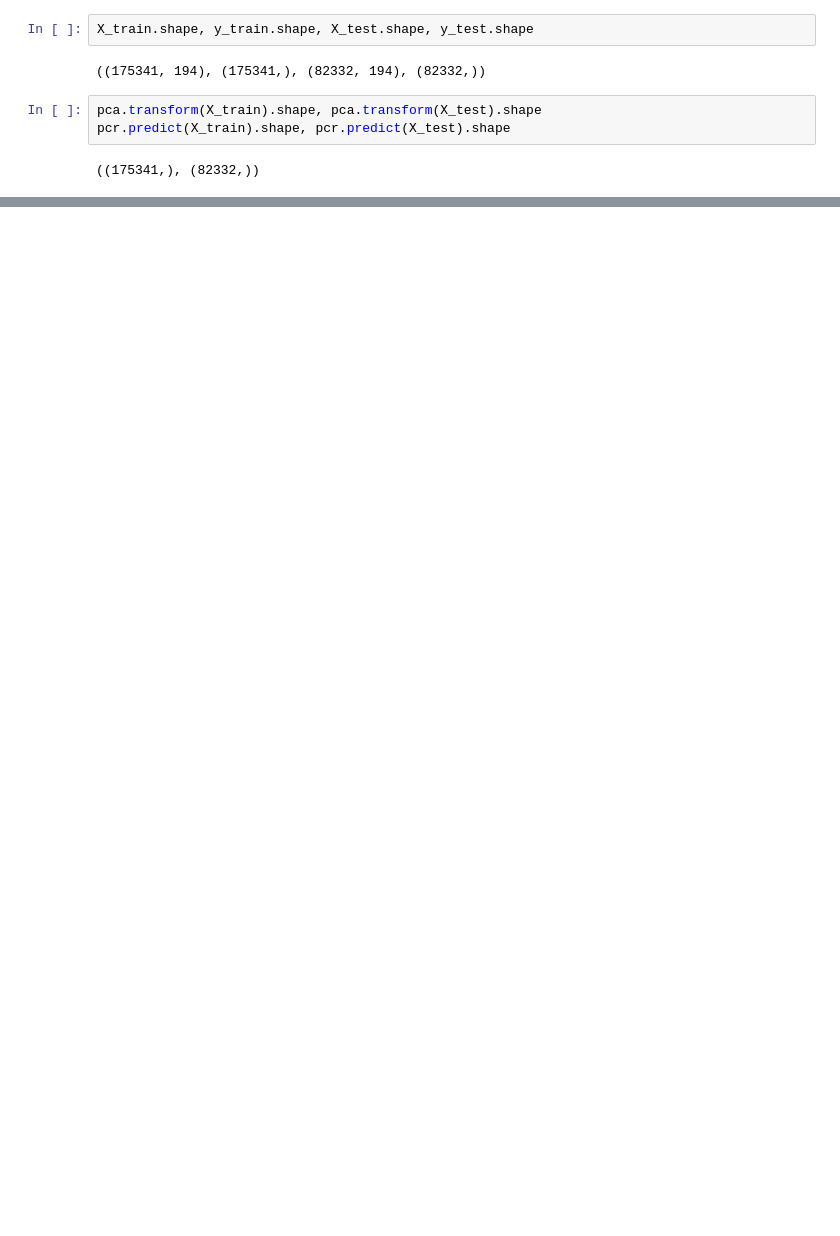
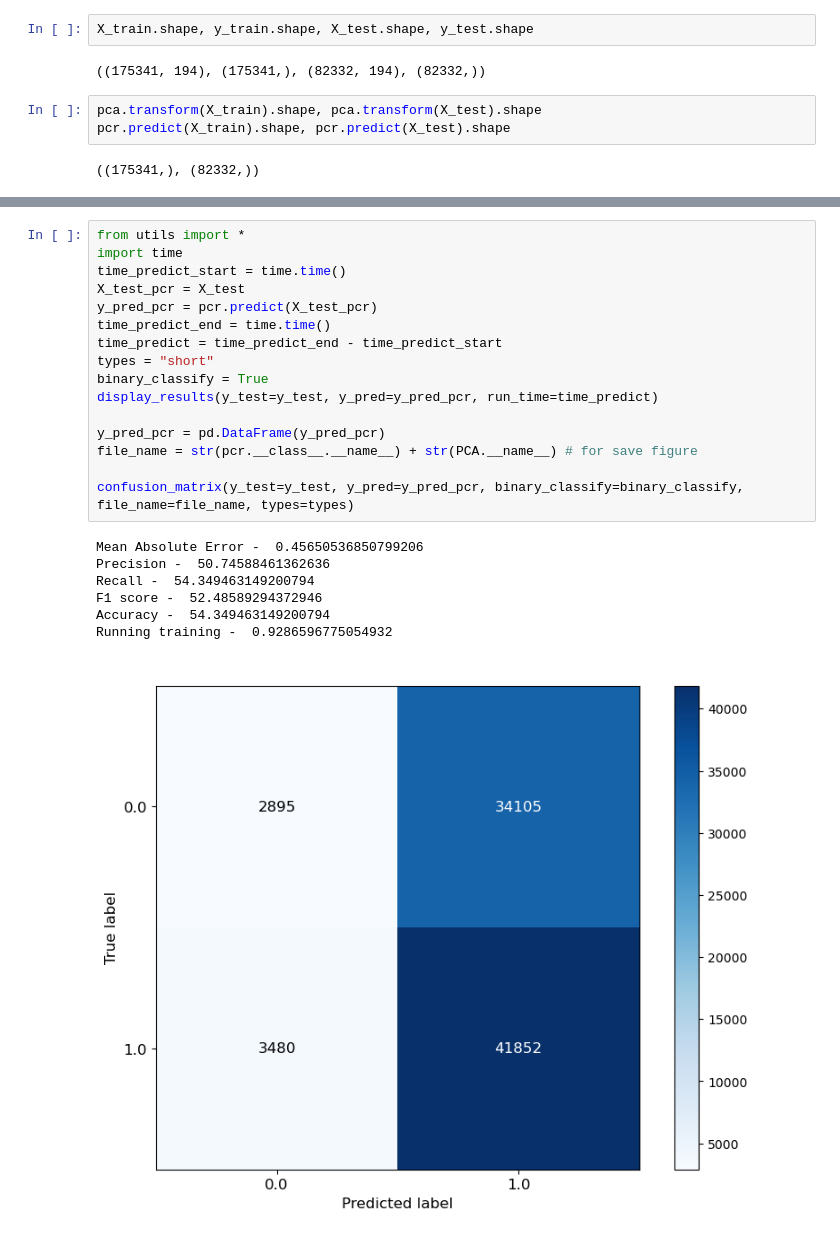
Before and after one commit to cngvng/PLS-numerical-method, a Jupyter notebook: test.ipynb, the cells around one changed output, grey strips where cells are left out. Cells and saved outputs as stored; diff of their text form; blank space fills up the shorter version.

```diff
--- a/test.ipynb
+++ b/test.ipynb
@@ -362,0 +365,24 @@ plt.show()
+# %%
+from utils import *
+import time
+time_predict_start = time.time()
+X_test_pcr = X_test
+y_pred_pcr = pcr.predict(X_test_pcr)
+time_predict_end = time.time()
+time_predict = time_predict_end - time_predict_start
+types = "short"
+binary_classify = True
+display_results(y_test=y_test, y_pred=y_pred_pcr, run_time=time_predict)
+
+y_pred_pcr = pd.DataFrame(y_pred_pcr)
+file_name = str(pcr.__class__.__name__) + str(PCA.__name__) # for save figure
+
+confusion_matrix(y_test=y_test, y_pred=y_pred_pcr, binary_classify=binary_classify, file_name=file_name, types=types)
+# %% [output]
+Mean Absolute Error -  0.45650536850799206
+Precision -  50.74588461362636
+Recall -  54.349463149200794
+F1 score -  52.48589294372946
+Accuracy -  54.349463149200794
+Running training -  0.9286596775054932
+[figure, added]
```
Also changed, not shown: parts of 8 cells of this notebook, 13 other files.
